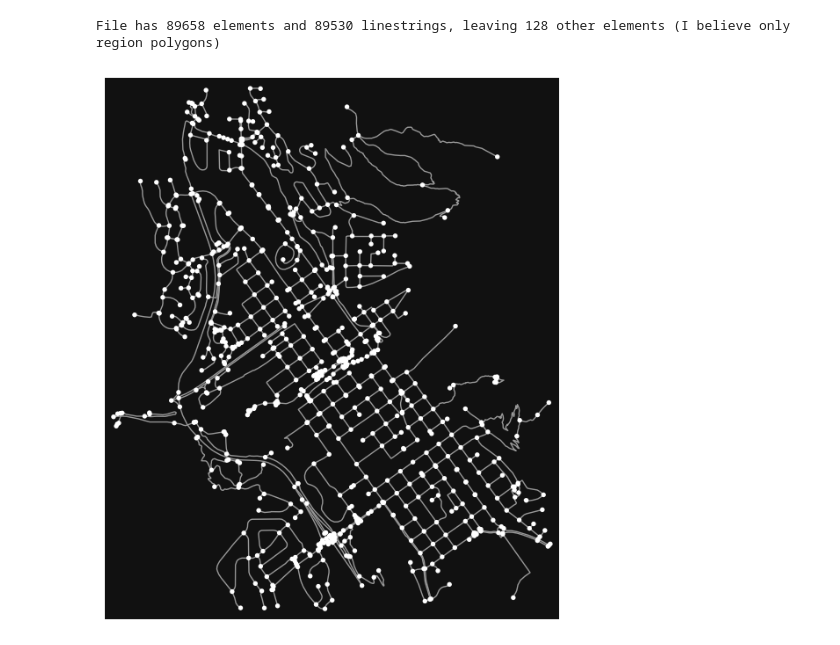
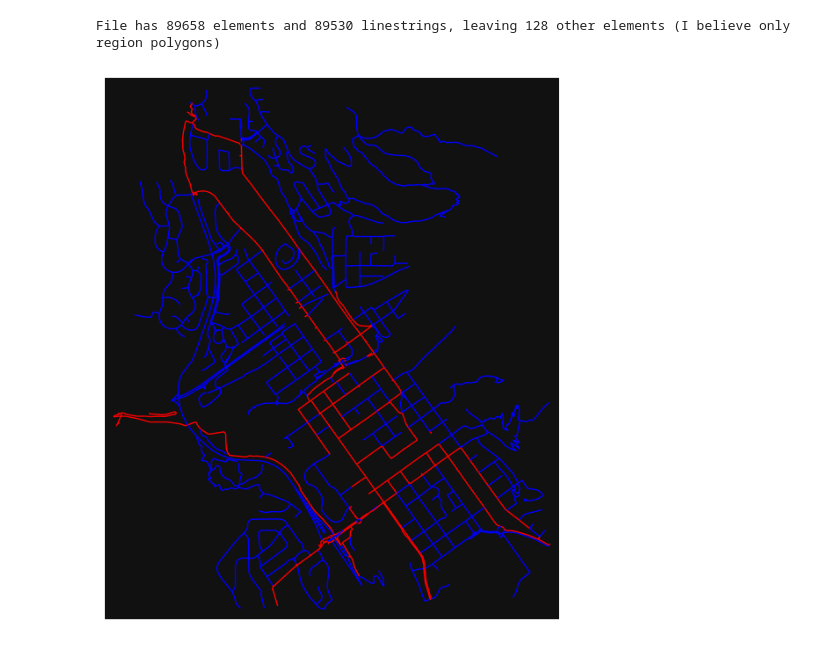
Before and after one commit to Hermanoid/wandrer_planner, a Jupyter notebook: load_geo.ipynb, the cells around one changed output. Saved outputs shown, nothing was run; the diff lists cells and outputs as text; code cells hidden in the pictures.

```diff
--- a/load_geo.ipynb
+++ b/load_geo.ipynb
@@ -102,9 +102,10 @@ graph = nx.to_undirected(graph)
 # %%
 # preview the graph
 # (this graph is of the Golden, Colorado area)
-fig, ax = ox.plot_graph(graph)
+ec = ['r' if (a["traveled"]) else 'b' for u, v, k, a in graph.edges(data=True, keys=True)]
+fig, ax = ox.plot_graph(graph, edge_color=ec, node_size=0)
 # %% [output]
-[figure, old version]
+[figure, new version]
 # %%
 list(graph.edges(data=True))[:10]
 # %% [output]
```
Also changed, not shown: 4 other files.
